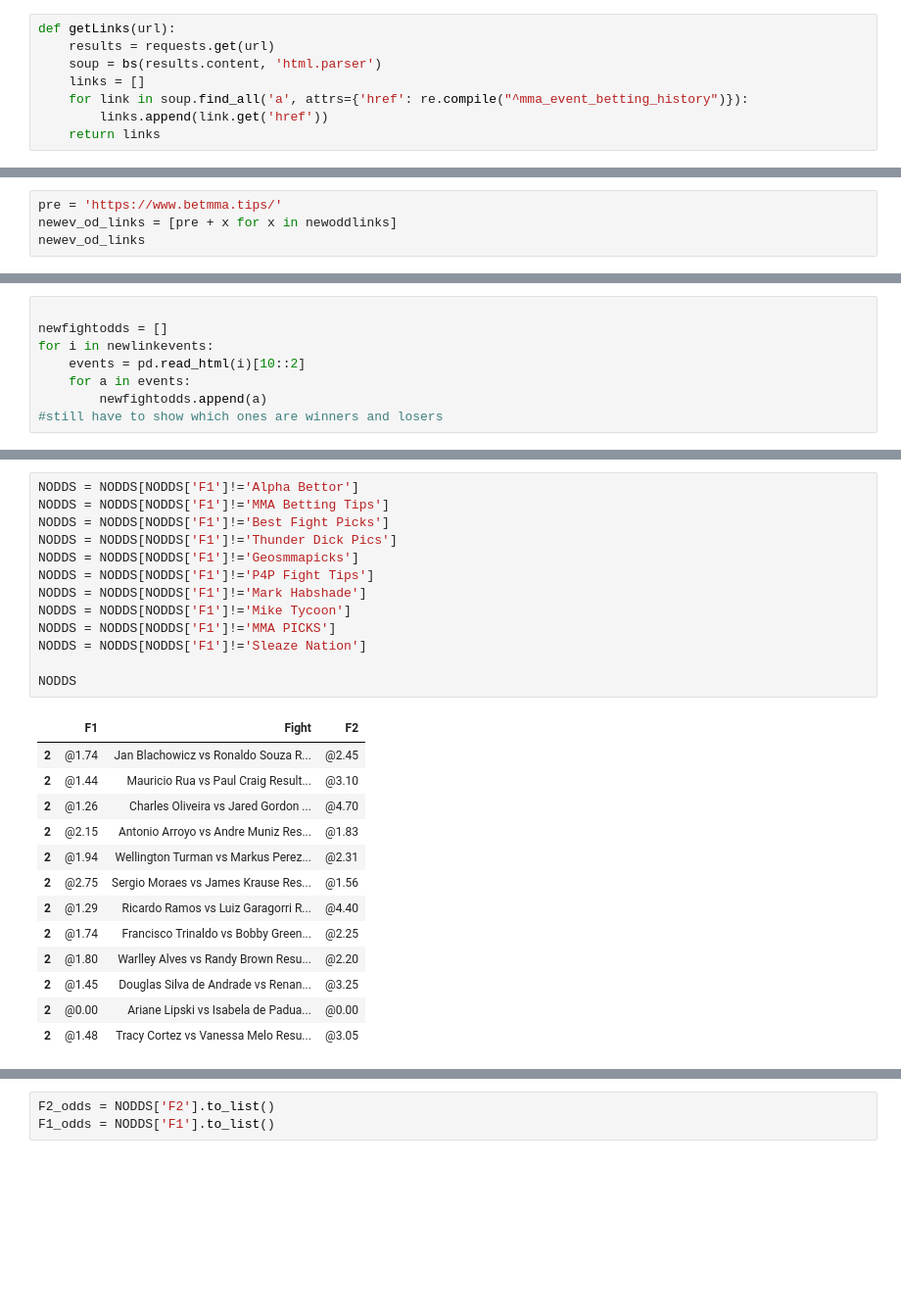
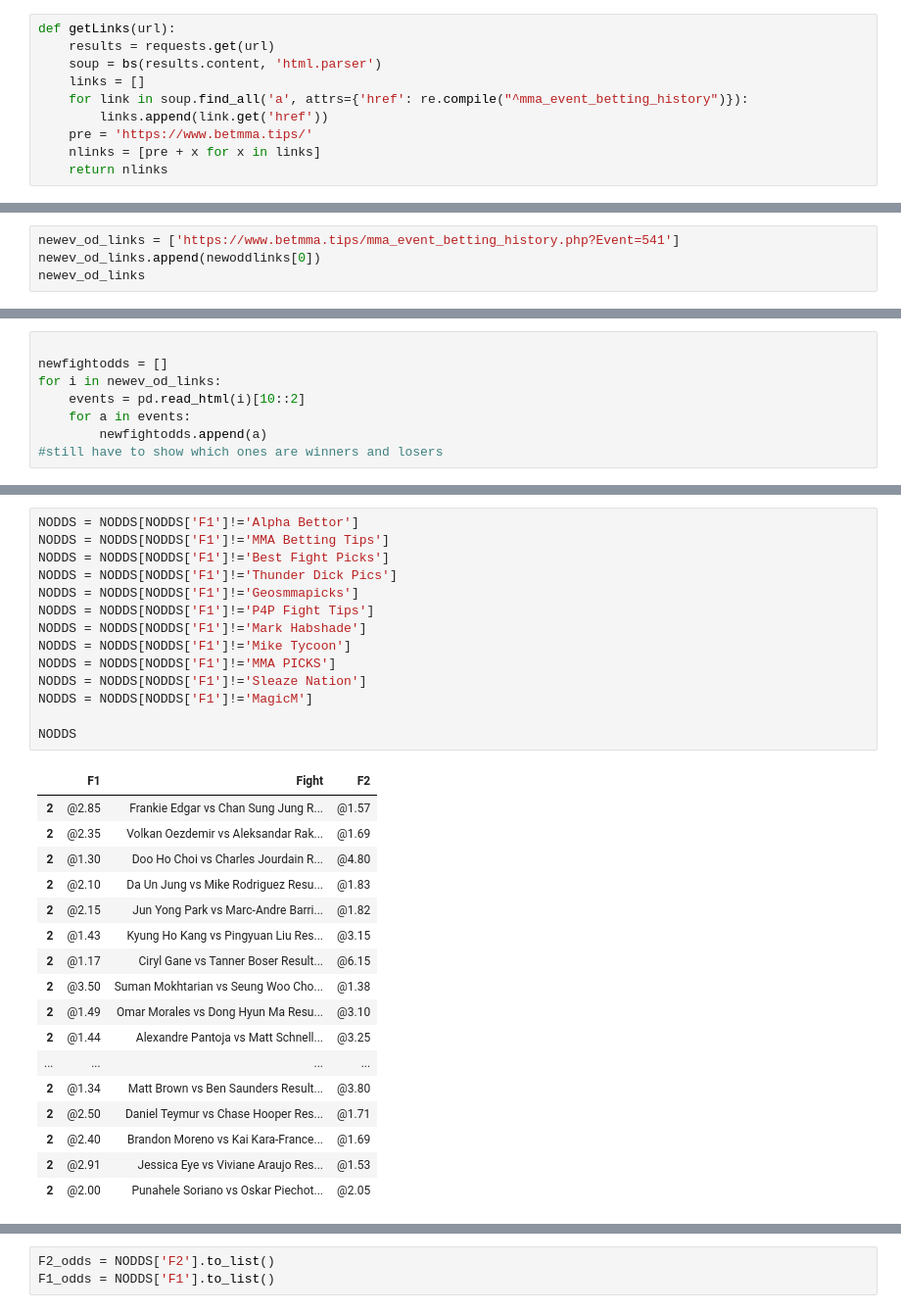
Before and after one commit to hmnathel/UFC_predict, a Jupyter notebook: gambling_data_NEWFIGHTS.ipynb, the cells around one changed output, grey strips where cells are left out. Shown: that part at 98% size. Drawn from its saved outputs; the diff is of its cells as text; blank space fills up the shorter version.

```diff
--- a/gambling_data_NEWFIGHTS.ipynb
+++ b/gambling_data_NEWFIGHTS.ipynb
@@ -10,4 +11,6 @@ def getLinks(url):
     links = []
     for link in soup.find_all('a', attrs={'href': re.compile("^mma_event_betting_history")}):
         links.append(link.get('href'))
-    return links
+    pre = 'https://www.betmma.tips/'
+    nlinks = [pre + x for x in links]
+    return nlinks
@@ -19,5 +28,5 @@ newoddlinks = eventoddlinks[-2:-1]
 # %%
-pre = 'https://www.betmma.tips/'
-newev_od_links = [pre + x for x in newoddlinks]
+newev_od_links = ['https://www.betmma.tips/mma_event_betting_history.php?Event=541']
+newev_od_links.append(newoddlinks[0])
 newev_od_links
 # %% [output]
@@ -58,7 +37,7 @@ len(newlinkevents)
 # %%
 
 newfightodds = []
-for i in newlinkevents:
+for i in newev_od_links:
     events = pd.read_html(i)[10::2]
     for a in events:
         newfightodds.append(a)
@@ -130,30 +115,35 @@ NODDS
 # %%
 NODDS = NODDS[NODDS['F1']!='Alpha Bettor']
 NODDS = NODDS[NODDS['F1']!='MMA Betting Tips']
 NODDS = NODDS[NODDS['F1']!='Best Fight Picks']
 NODDS = NODDS[NODDS['F1']!='Thunder Dick Pics']
 NODDS = NODDS[NODDS['F1']!='Geosmmapicks']
 NODDS = NODDS[NODDS['F1']!='P4P Fight Tips']
 NODDS = NODDS[NODDS['F1']!='Mark Habshade']
 NODDS = NODDS[NODDS['F1']!='Mike Tycoon']
 NODDS = NODDS[NODDS['F1']!='MMA PICKS']
 NODDS = NODDS[NODDS['F1']!='Sleaze Nation']
+NODDS = NODDS[NODDS['F1']!='MagicM']
 
 NODDS
 # %% [output]
 |  | F1 | Fight | F2 |
-| 2 | @1.74 | Jan Blachowicz vs Ronaldo Souza R... | @2.45 |
-| 2 | @1.44 | Mauricio Rua vs Paul Craig Result... | @3.10 |
-| 2 | @1.26 | Charles Oliveira vs Jared Gordon ... | @4.70 |
-| 2 | @2.15 | Antonio Arroyo vs Andre Muniz Res... | @1.83 |
-| 2 | @1.94 | Wellington Turman vs Markus Perez... | @2.31 |
-| 2 | @2.75 | Sergio Moraes vs James Krause Res... | @1.56 |
-| 2 | @1.29 | Ricardo Ramos vs Luiz Garagorri R... | @4.40 |
-| 2 | @1.74 | Francisco Trinaldo vs Bobby Green... | @2.25 |
-| 2 | @1.80 | Warlley Alves vs Randy Brown Resu... | @2.20 |
-| 2 | @1.45 | Douglas Silva de Andrade vs Renan... | @3.25 |
-| 2 | @0.00 | Ariane Lipski vs Isabela de Padua... | @0.00 |
-| 2 | @1.48 | Tracy Cortez vs Vanessa Melo Resu... | @3.05 |
+| 2 | @2.85 | Frankie Edgar vs Chan Sung Jung R... | @1.57 |
+| 2 | @2.35 | Volkan Oezdemir vs Aleksandar Rak... | @1.69 |
+| 2 | @1.30 | Doo Ho Choi vs Charles Jourdain R... | @4.80 |
+| 2 | @2.10 | Da Un Jung vs Mike Rodriguez Resu... | @1.83 |
+| 2 | @2.15 | Jun Yong Park vs Marc-Andre Barri... | @1.82 |
+| 2 | @1.43 | Kyung Ho Kang vs Pingyuan Liu Res... | @3.15 |
+| 2 | @1.17 | Ciryl Gane vs Tanner Boser Result... | @6.15 |
+| 2 | @3.50 | Suman Mokhtarian vs Seung Woo Cho... | @1.38 |
+| 2 | @1.49 | Omar Morales vs Dong Hyun Ma Resu... | @3.10 |
+| 2 | @1.44 | Alexandre Pantoja vs Matt Schnell... | @3.25 |
+| ... | ... | ... | ... |
+| 2 | @1.34 | Matt Brown vs Ben Saunders Result... | @3.80 |
+| 2 | @2.50 | Daniel Teymur vs Chase Hooper Res... | @1.71 |
+| 2 | @2.40 | Brandon Moreno vs Kai Kara-France... | @1.69 |
+| 2 | @2.91 | Jessica Eye vs Viviane Araujo Res... | @1.53 |
+| 2 | @2.00 | Punahele Soriano vs Oskar Piechot... | @2.05 |
 # %%
 newmatches = newmatches[newmatches['F1']!='Alpha Bettor']
 newmatches = newmatches[newmatches['F1']!='MMA Betting Tips']
```
Also changed, not shown: parts of 42 cells of this notebook, 7 other files.
